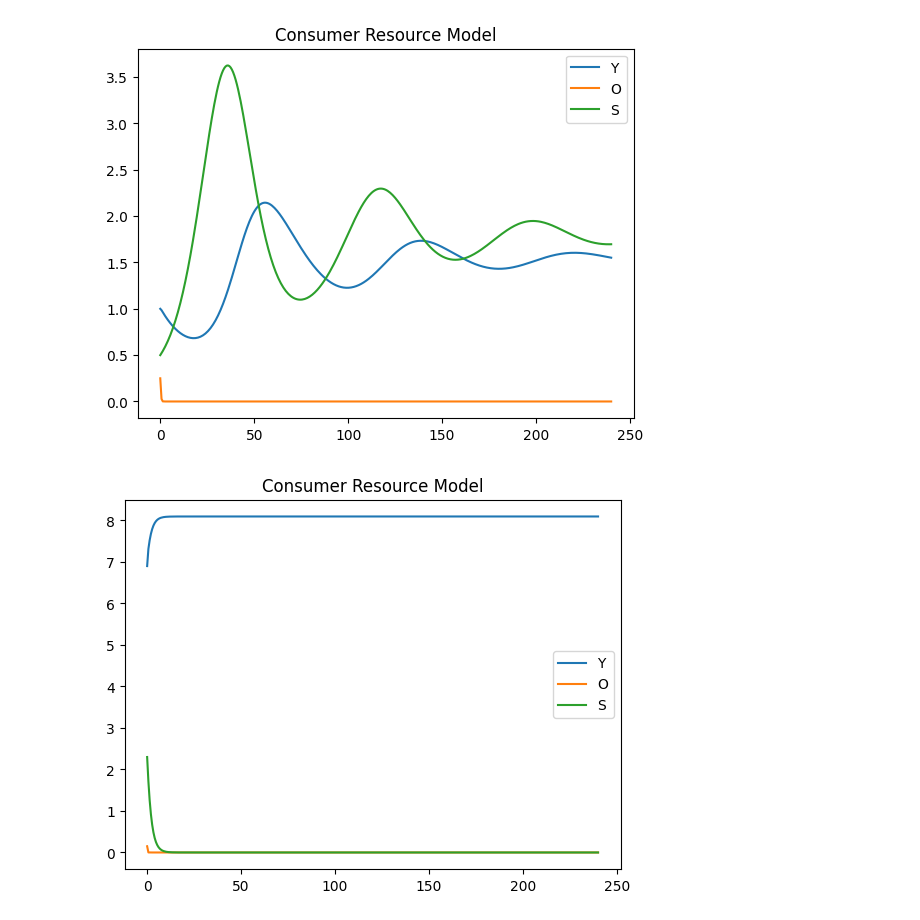
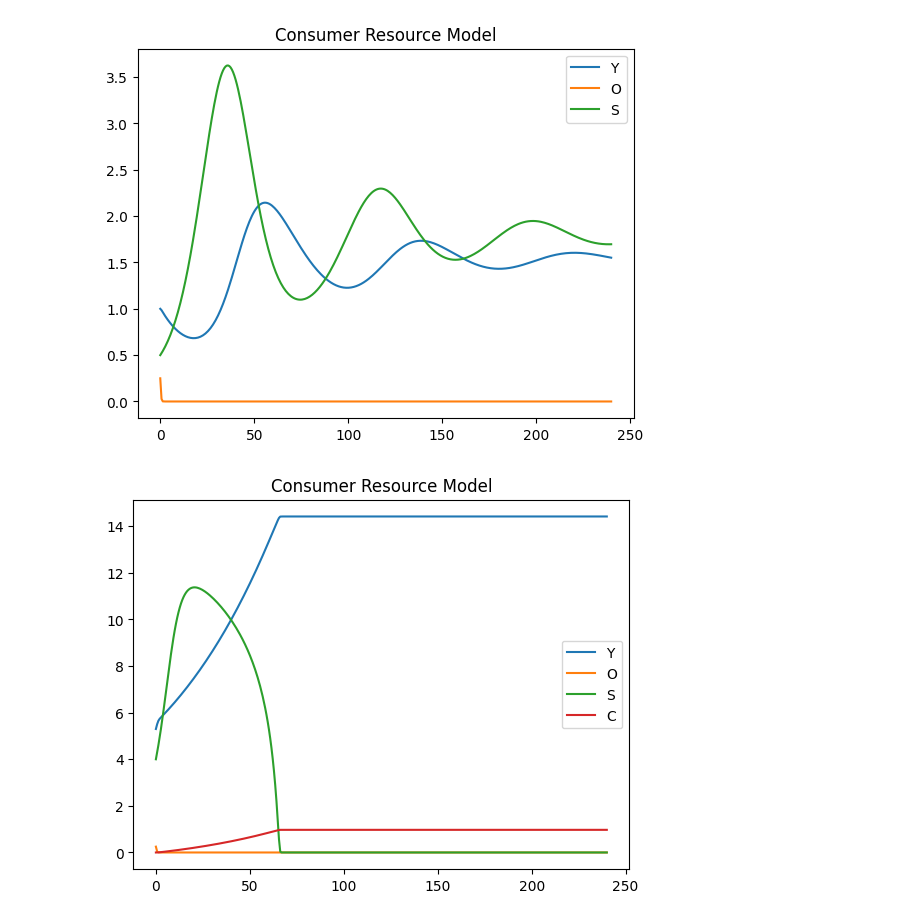
Before and after one commit to EthanPrimes/modeling_yeast_spread, a Jupyter notebook: mcrm_experiments.ipynb, the cells around one changed output. Drawn from its saved outputs; the diff is of its cells as text; code cells hidden in the pictures.

```diff
--- a/mcrm_experiments.ipynb
+++ b/mcrm_experiments.ipynb
@@ -72,52 +73,55 @@ plt.show()
 # %% [output]
 [figure]
 # %%
-wo, waer, wana = .2, .35, .05
+wo, waer, wana = 0.0156, .45, .1
 
-ko, ks = .015, .2
+ko, ks = .015, .3
 
-ps, rs = 15, .15
+ps, rs = 15, .4
 
-cs, co, m = .08, 1, 0
+co, cs, m = .5, .15, 0
 
-params = (wo, waer, wana, ko, ks, ps, rs, cs, co, m)
+Y_0, O_0, S_0, C_0 = 5.3, 0.25, 4, 0
 
-
+params = (wo, waer, wana, ko, ks, ps, rs, co, cs, m, Y_0, O_0, S_0, C_0)
 
 def solve_and_graph(params):
-    wo, waer, wana, ko, ks, ps, rs, cs, co, m = params
-    def ode(t, yos):
-        Y, O, S = yos
+    wo, waer, wana, ko, ks, ps, rs, co, cs, m, Y_0, O_0, S_0, C_0 = params
+    def ode(t, yosc):
+        Y, O, S, C = yosc
         fO = O / (ko + O)
-        fS = S / (ks + S)
 
-        dY = Y * (wo * co * O + (waer + (waer - wana) * fO) * cs * S - m)
-        dO = -co * Y * O
-        # dS = S * (ks - Y * cs - S)
-        dS = rs * S * (1 - (S / ps)) - cs * Y * S
+        uS = cs * S / (ks + S)
+        uO = co * O
 
-        return np.array([dY, dO, dS])
+        wseff = wana + (waer - wana) * fO
+
+        dY = Y * (wo * uO + wseff * uS - m)
+        dO = -uO * Y
+        dS = rs * S * (1 - (S / ps)) - uS * Y
+        dC = Y * uS * (1 - fO) * .0111
+
+        return np.array([dY, dO, dS, dC])
 
     t0, tf = 0, 240
-    t_span = (t0, tf)
     t_eval = np.linspace(t0, tf, 360)
 
-    # y0 = np.array([1, .25, 1])
-    y0 = np.array([6.9, .15, 2.3])
+    y0 = np.array([Y_0, O_0, S_0, C_0])
 
     sol = solve_ivp(ode, (t0, tf), y0, t_eval=t_eval)
 
     plt.plot(t_eval, sol.y[0, :], label='Y')
     plt.plot(t_eval, sol.y[1, :], label='O')
     plt.plot(t_eval, sol.y[2, :], label='S')
+    plt.plot(t_eval, sol.y[3, :], label='C')
     plt.title("Consumer Resource Model")
     plt.legend()
 
     plt.show()
 
 solve_and_graph(params)
 # %% [output]
-[figure, old version]
+[figure, new version]
 # %% [markdown]
 The previous models make the following simplifying assumptions:
 
```
Also changed, not shown: parts of 6 cells of this notebook.
